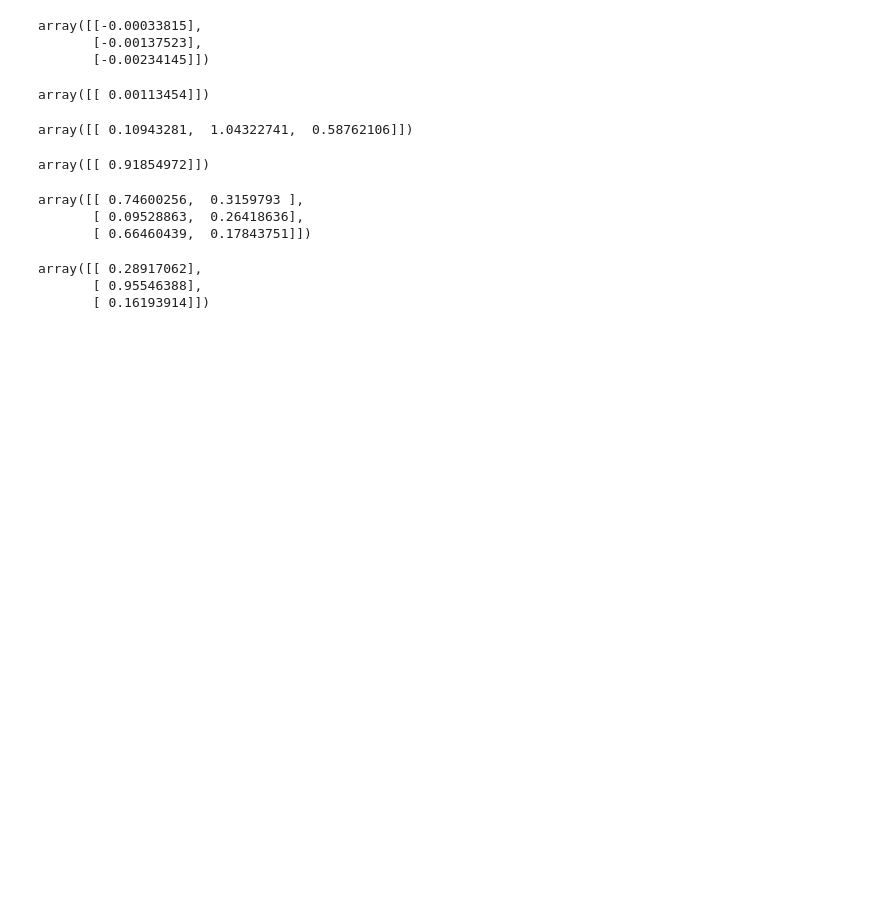
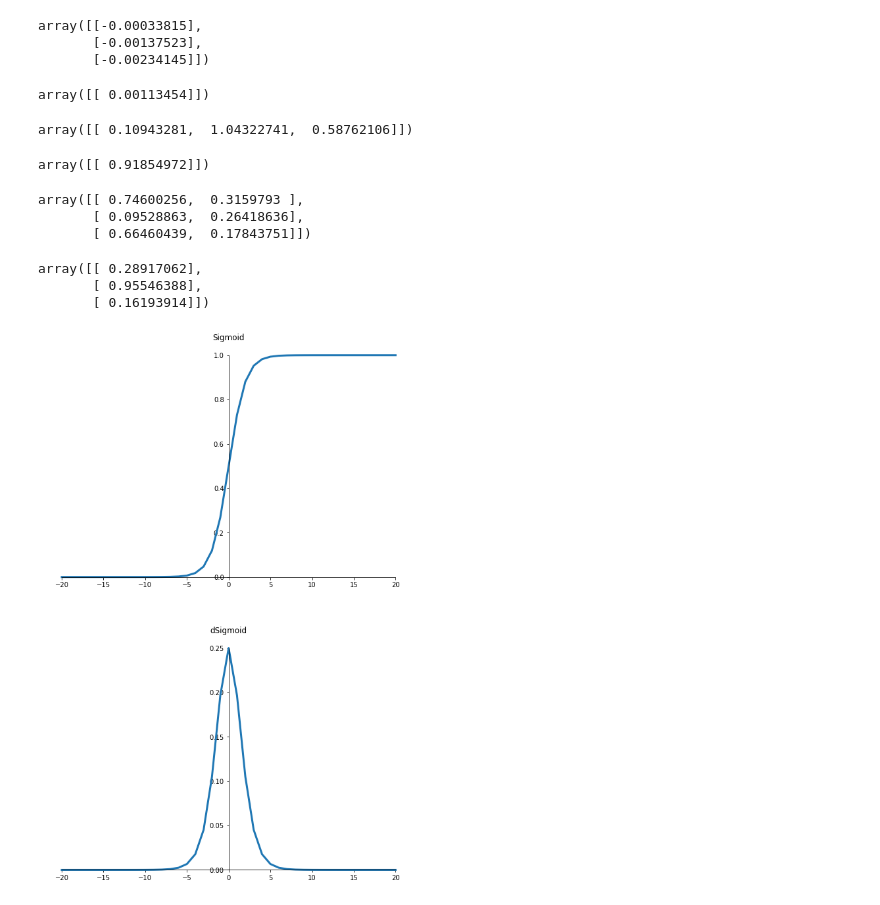
Before and after one commit to sawthiha/do-or-do-not-there-is-no-try, a Jupyter notebook: Implementation/Neural Test.ipynb, the cells around one changed output. Drawn from its saved outputs; the diff is of its cells as text; code cells hidden in the pictures; blank space fills up the shorter version.

Commit message:
ANN XOR Test & Graphics of Functions

```diff
--- a/Implementation/Neural Test.ipynb
+++ b/Implementation/Neural Test.ipynb
@@ -240,0 +277,21 @@ array([[ 0.28917062],
+# %%
+fig, (ax0, ax1) = plot.subplots(nrows=2, figsize=(10,15))
+
+ax0.plot(x, sg, linewidth=3)
+ax0.spines['bottom'].set_position('zero')
+ax0.set_title('Sigmoid')
+
+ax1.plot(x, sg_, linewidth=3)
+ax1.spines['bottom'].set_position('zero')
+ax1.set_title('dSigmoid')
+
+for ax in (ax0, ax1):
+    ax.spines['top'].set_visible(False)
+    ax.spines['right'].set_visible(False)
+    ax.get_xaxis().tick_bottom()
+    ax.spines['left'].set_position('center')
+    ax.spines['left'].set_smart_bounds(True)
+    ax.spines['bottom'].set_smart_bounds(True)
+    ax.get_yaxis().tick_left()
+# %% [output]
+[figure, added]
```
Also changed, not shown: parts of 4 cells of this notebook, 3 other files.
